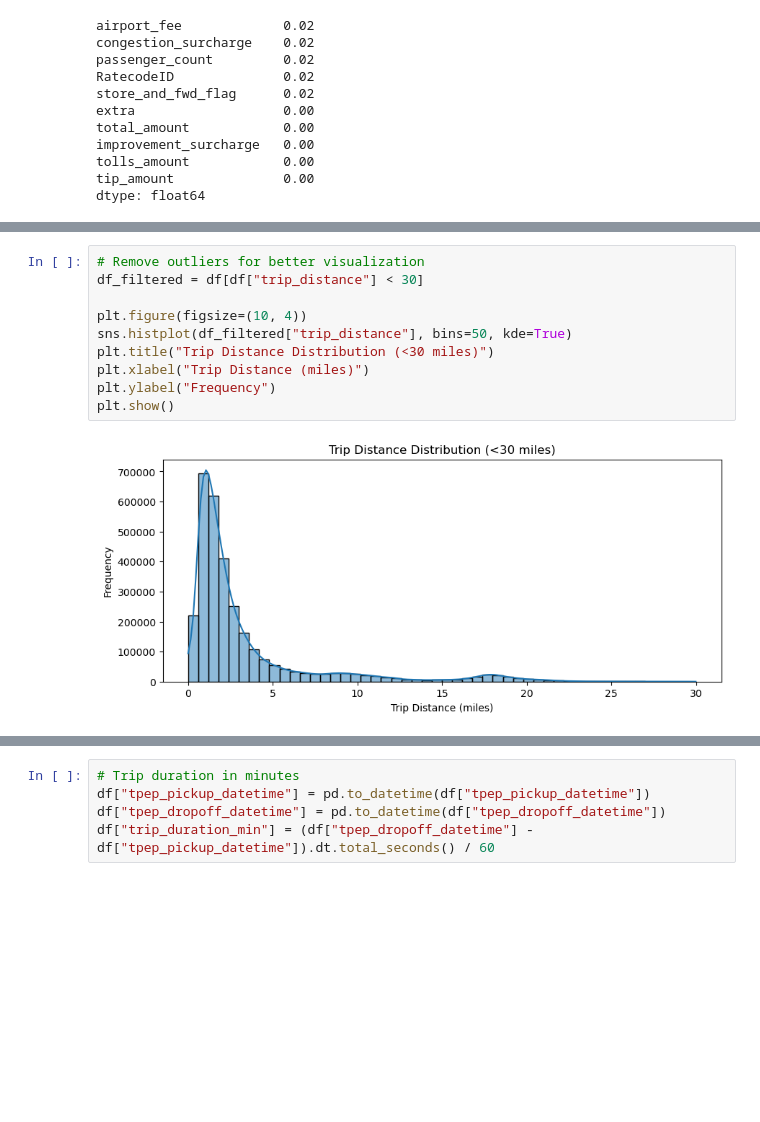
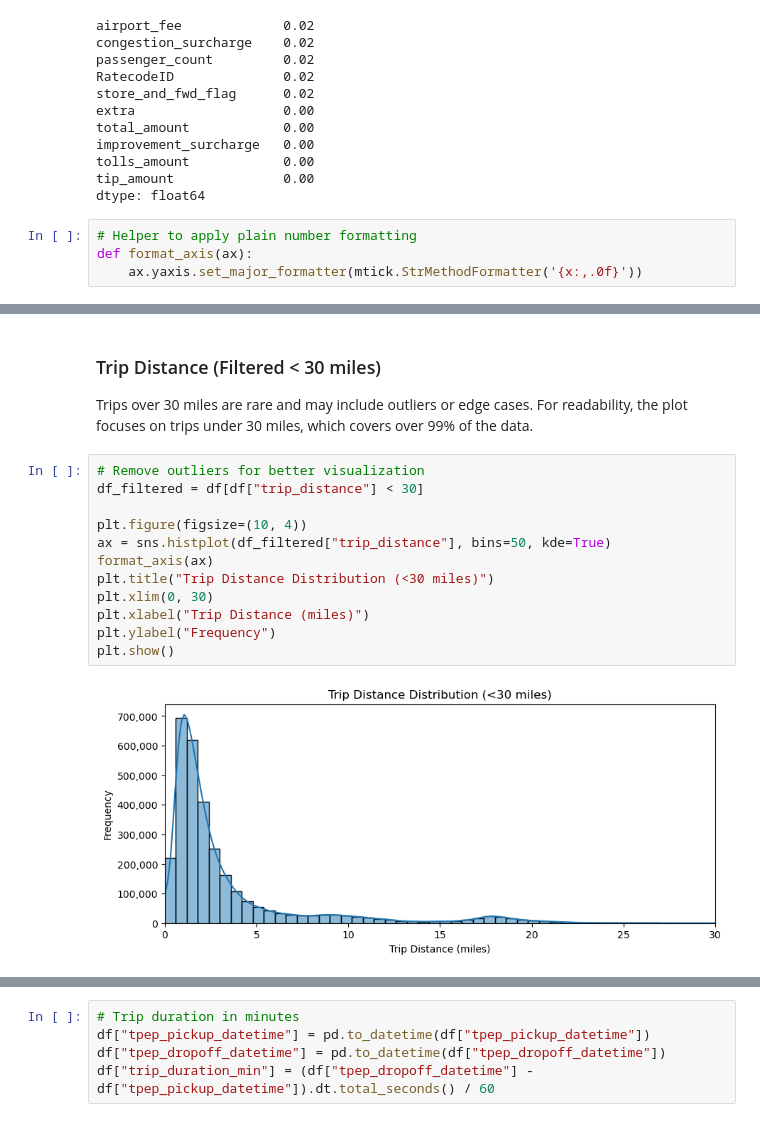
Before and after one commit to datatribe-collective/data-engineering-learnings, a Jupyter notebook: tuo-yang-nyc-taxi/notebooks/01_explore_raw_data.ipynb, the cells around one changed output, grey strips where cells are left out. Saved outputs shown, nothing was run; the diff lists cells and outputs as text; blank space fills up the shorter version.

```diff
--- a/tuo-yang-nyc-taxi/notebooks/01_explore_raw_data.ipynb
+++ b/tuo-yang-nyc-taxi/notebooks/01_explore_raw_data.ipynb
@@ -70,3 +89,7 @@ improvement_surcharge   0.00
 tolls_amount            0.00
 tip_amount              0.00
 dtype: float64
+# %%
+# Helper to apply plain number formatting
+def format_axis(ax):
+    ax.yaxis.set_major_formatter(mtick.StrMethodFormatter('{x:,.0f}'))
@@ -94,15 +122,21 @@ min           0.00
 99%          20.06
 max      258928.15
 Name: trip_distance, dtype: float64
+# %% [markdown]
+### Trip Distance (Filtered < 30 miles)
+
+Trips over 30 miles are rare and may include outliers or edge cases. For readability, the plot focuses on trips under 30 miles, which covers over 99% of the data.
 # %%
 # Remove outliers for better visualization
 df_filtered = df[df["trip_distance"] < 30]
 
 plt.figure(figsize=(10, 4))
-sns.histplot(df_filtered["trip_distance"], bins=50, kde=True)
+ax = sns.histplot(df_filtered["trip_distance"], bins=50, kde=True)
+format_axis(ax)
 plt.title("Trip Distance Distribution (<30 miles)")
+plt.xlim(0, 30)
 plt.xlabel("Trip Distance (miles)")
 plt.ylabel("Frequency")
 plt.show()
 # %% [output]
-[figure, old version]
+[figure, new version]
```
Also changed, not shown: parts of 16 cells of this notebook.
